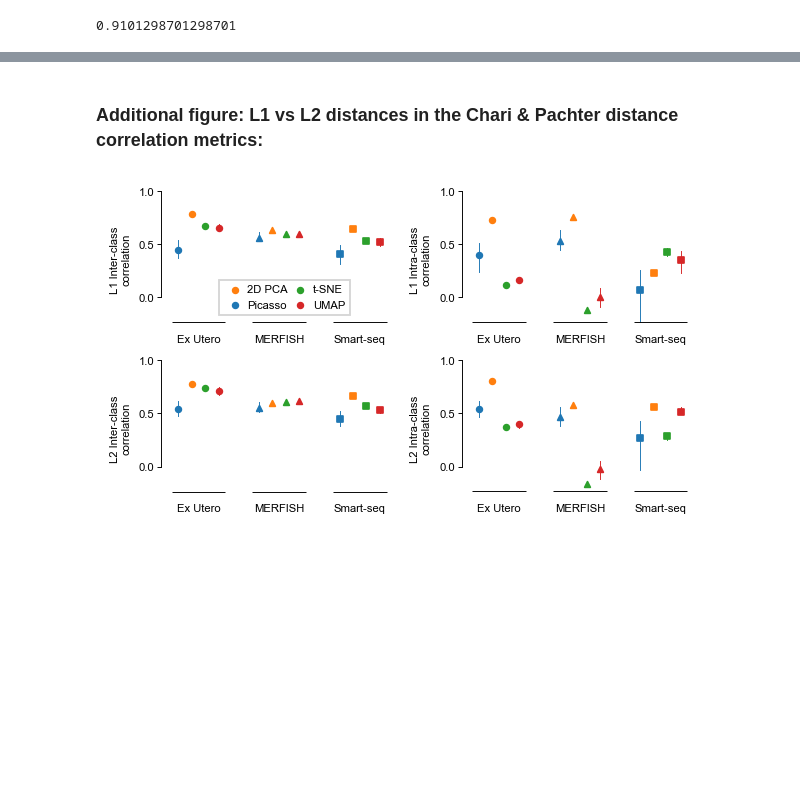
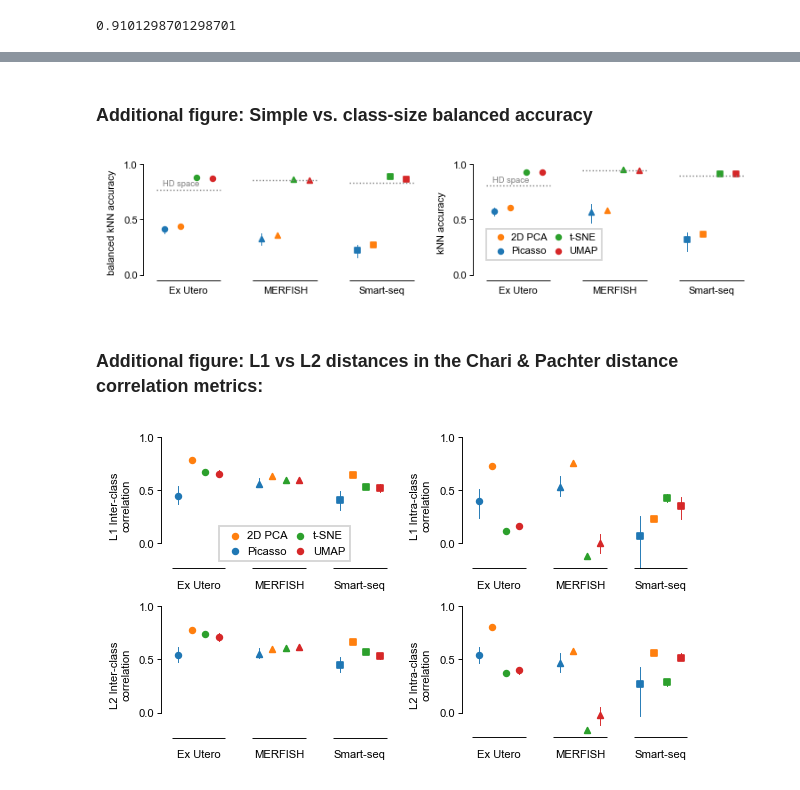
Before and after one commit to berenslab/elephant-in-the-room, a Jupyter notebook: scripts/05_plot.ipynb, the cells around one changed output, grey strips where cells are left out. Cells and saved outputs as stored; diff of their text form; code cells hidden in the pictures; blank space fills up the shorter version.

```diff
--- a/scripts/05_plot.ipynb
+++ b/scripts/05_plot.ipynb
@@ -289,0 +328,4 @@ min(plot_df.query('scaled==False & metric=="kNN accuracy"& (embedding_type=="tsn
+# %% [markdown]
+### Additional figure: Simple vs. class-size balanced accuracy
+# %%
+bal_knn_accuracies_hd = {ad.uns['dataset']:ad.uns['balanced_knn_accuracy_hd'] for ad in datasets}
@@ -290,3 +416,11 @@ min(plot_df.query('scaled==False & metric=="kNN accuracy"& (embedding_type=="tsn
+# %%
+with plt.style.context('../mpl_style.txt'):
+    g=plot_simple_vs_balanced_acc(plot_df_normal,file_suffix="_balanced_accuracy",
+                 knn_accuracies_hd_dict=knn_accuracies_hd,bal_knn_accuracies_hd_dict=bal_knn_accuracies_hd,
+                 height=1.3,aspect=1.777,legend_loc=(0.58,0.3),scale=0.9,)
+    plt.show()
+# %% [output]
+[figure, added]
 # %% [markdown]
 ### Additional figure: L1 vs L2 distances in the Chari & Pachter distance correlation metrics:
 # %%
```
Also changed, not shown: parts of 5 cells of this notebook, 3 other files.
